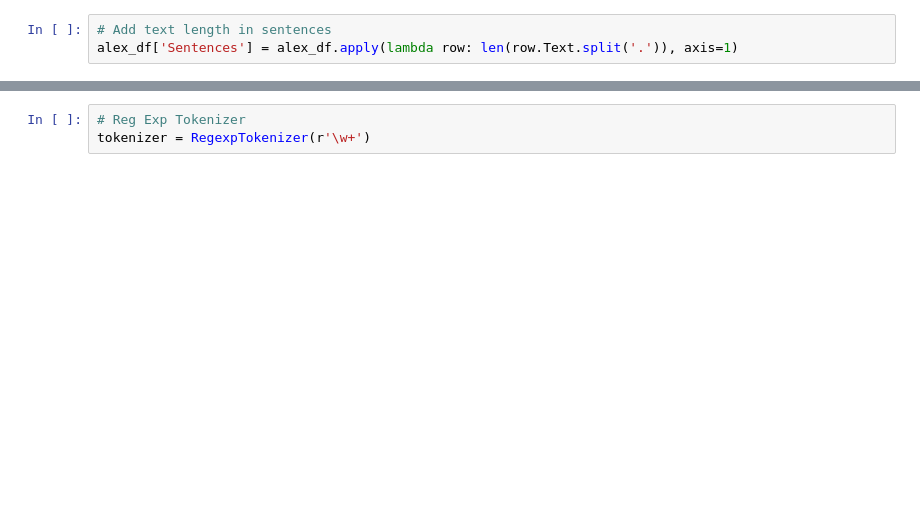
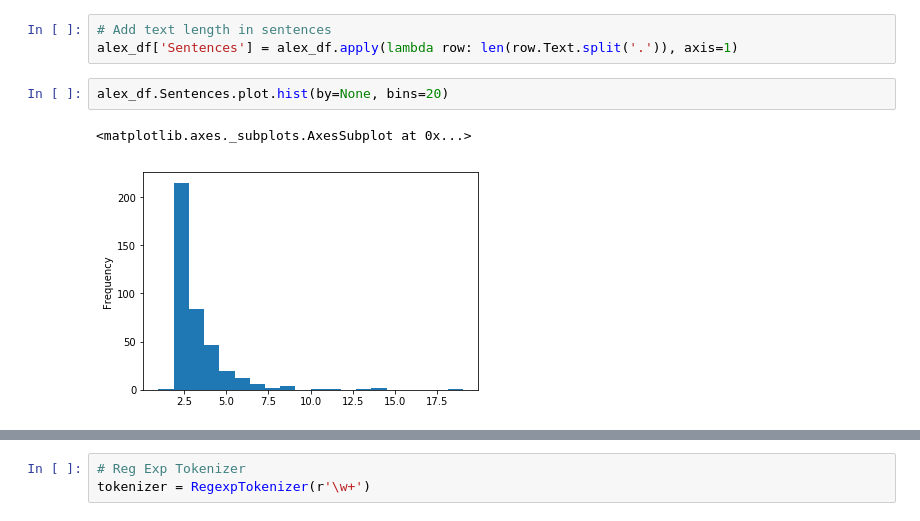
Before and after one commit to raul-arrabales/alexithymic-lang, a Jupyter notebook: nlp/Preprocessing.ipynb, the cells around one changed output, grey strips where cells are left out. Cells and saved outputs as stored; diff of their text form; blank space fills up the shorter version.

```diff
--- a/nlp/Preprocessing.ipynb
+++ b/nlp/Preprocessing.ipynb
@@ -156,3 +177,8 @@ alex_df['Words'] = alex_df.apply(lambda row: len(row.Text.split()), axis=1)
 # %%
 # Add text length in sentences
 alex_df['Sentences'] = alex_df.apply(lambda row: len(row.Text.split('.')), axis=1)
+# %%
+alex_df.Sentences.plot.hist(by=None, bins=20)
+# %% [output]
+<matplotlib.axes._subplots.AxesSubplot at 0x...>
+[figure, added]
```
Also changed, not shown: parts of 26 cells of this notebook.
